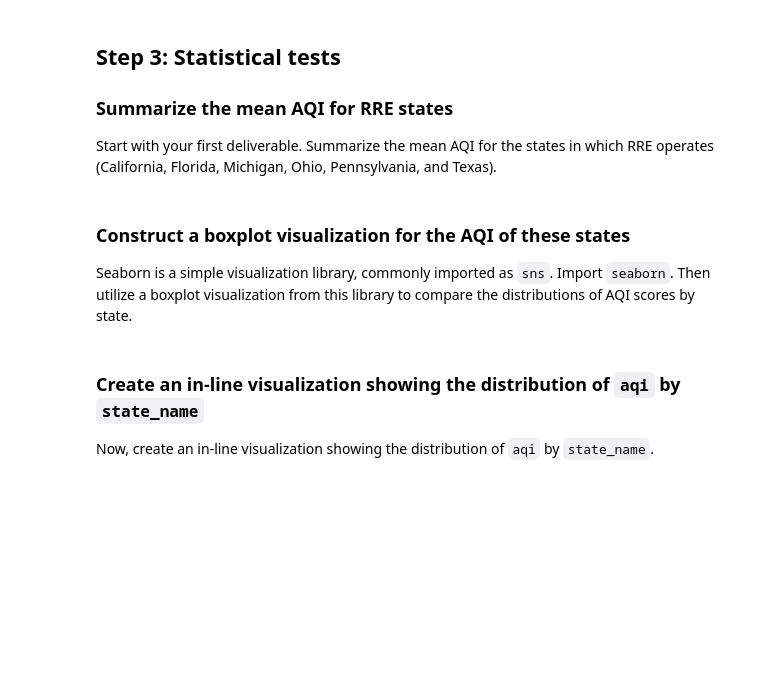
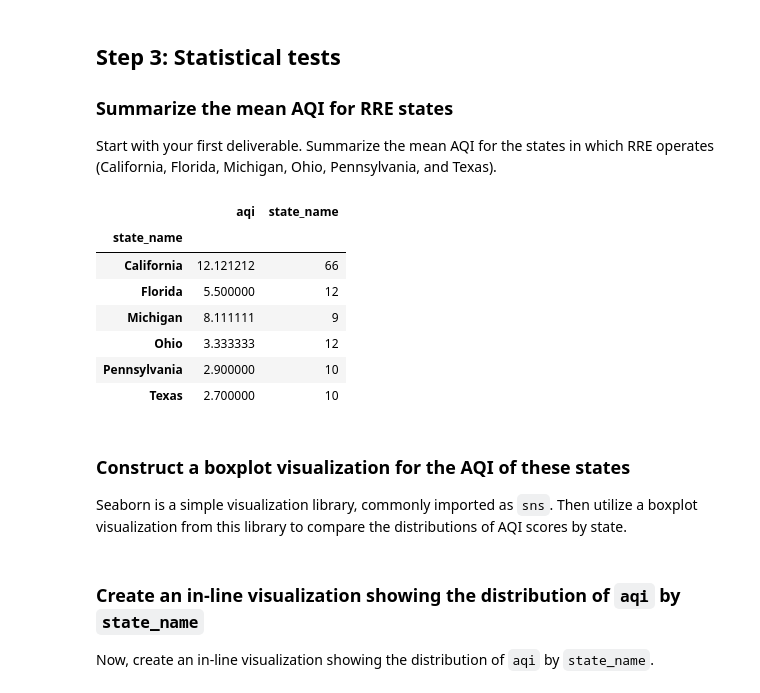
Before and after one commit to Cyberoctane29/Python-For-Data-Analysis, a Jupyter notebook: Course-4/Module_4/2_explore_confidence_intervals.ipynb, the cells around one changed output. Saved outputs shown, nothing was run; the diff lists cells and outputs as text; code cells hidden in the pictures; blank space fills up the shorter version.

```diff
--- a/Course-4/Module_4/2_explore_confidence_intervals.ipynb
+++ b/Course-4/Module_4/2_explore_confidence_intervals.ipynb
@@ -74,4 +116,33 @@ Start with your first deliverable. Summarize the mean AQI for the states in whic
+# %%
+# Summarize the mean AQI for RRE states.
+
+# rre_states=aqi[aqi['state_name'].isin(['California', 'Florida', 'Michigan','Ohio', 'Pennsylvania','Texas'])]
+
+# rre_states
+
+# or
+
+# aqi['aqi'][aqi['state_name'].isin(['California', 'Florida', 'Michigan','Ohio', 'Pennsylvania','Texas'])].mean()
+
+#or
+
+rre_states = ['California','Florida','Michigan','Ohio','Pennsylvania','Texas']
+
+aqi_rre = aqi[aqi['state_name'].isin(rre_states)]
+
+aqi_rre
+
+aqi_rre.groupby(['state_name']).agg({'aqi':'mean','state_name':'count'})
+# %% [output]
+|  | aqi | state_name |
+| state_name |  |  |
+| California | 12.121212 | 66 |
+| Florida | 5.500000 | 12 |
+| Michigan | 8.111111 | 9 |
+| Ohio | 3.333333 | 12 |
+| Pennsylvania | 2.900000 | 10 |
+| Texas | 2.700000 | 10 |
 # %% [markdown]
 ### Construct a boxplot visualization for the AQI of these states
 
-Seaborn is a simple visualization library, commonly imported as `sns`. Import `seaborn`. Then utilize a boxplot visualization from this library to compare the distributions of AQI scores by state.
+Seaborn is a simple visualization library, commonly imported as `sns`. Then utilize a boxplot visualization from this library to compare the distributions of AQI scores by state.
```
Also changed, not shown: parts of 29 cells of this notebook, 1 other file.
